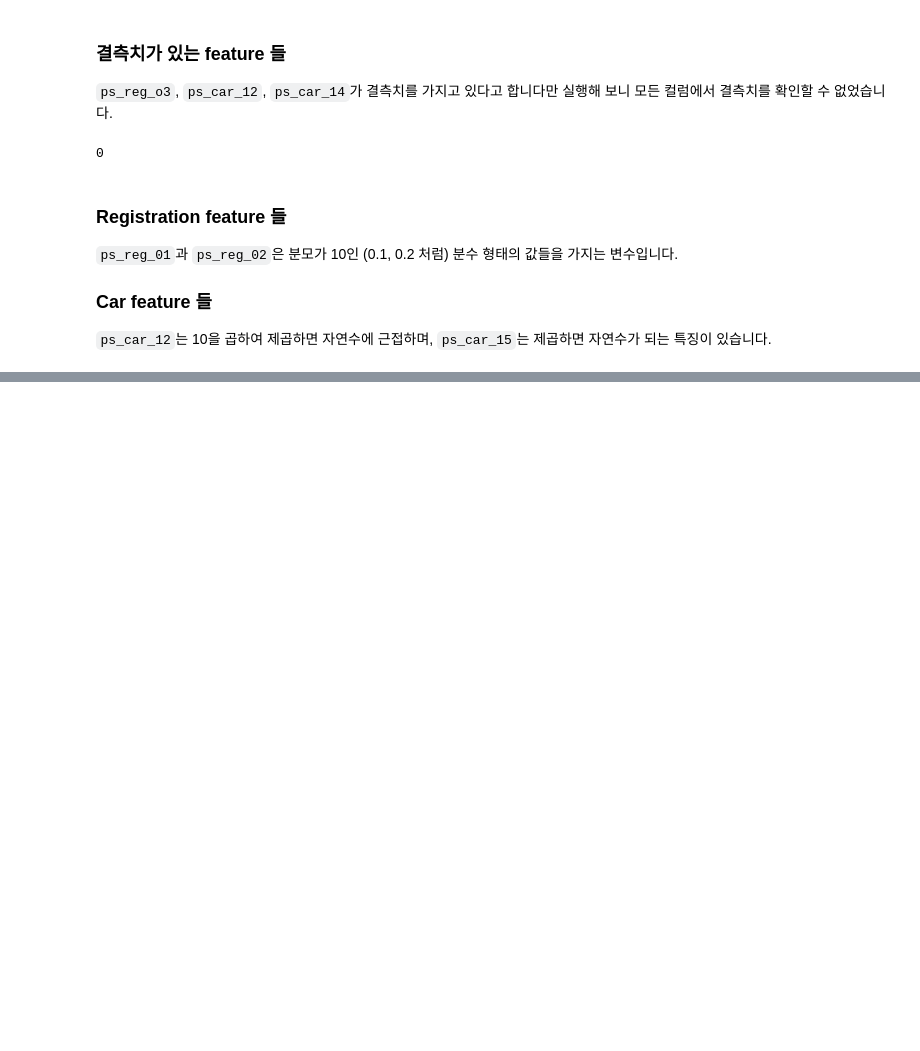
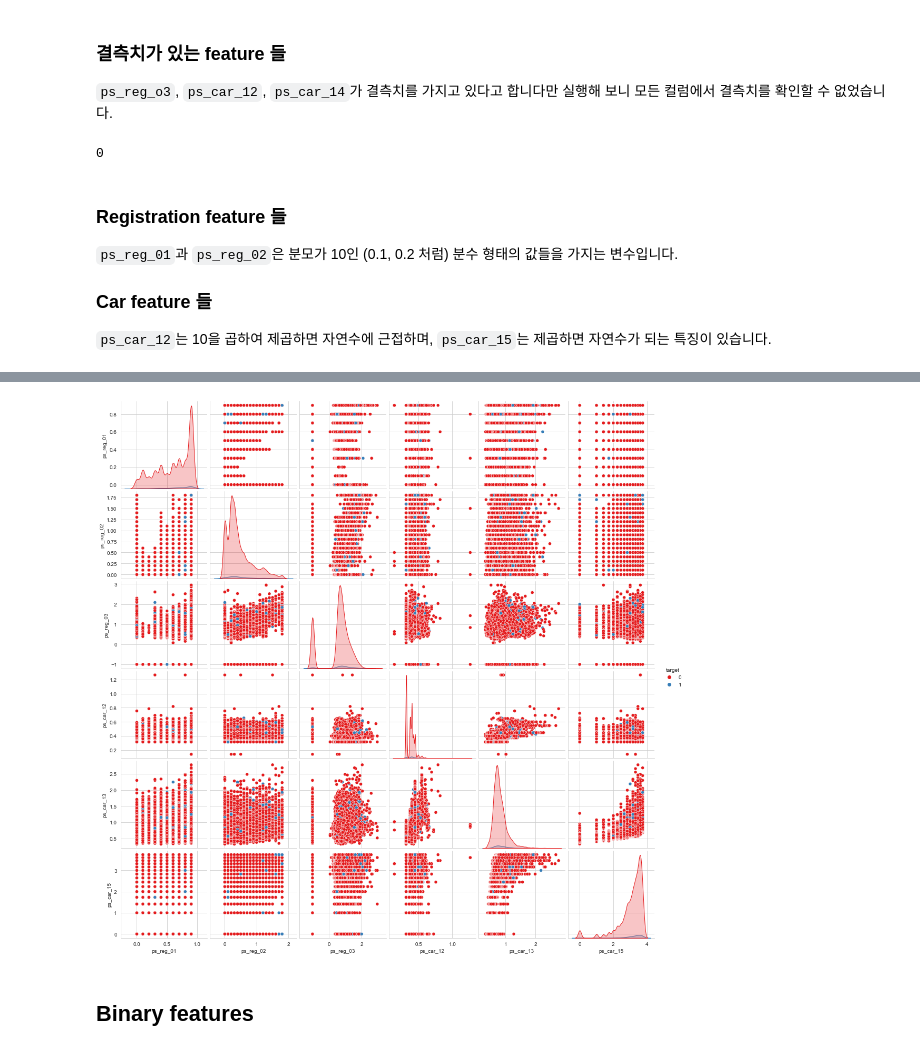
Before and after one commit to Deep-dive-into-Kaggle-and-ML/Kaggle, a Jupyter notebook: week01/Eunhee/Exploratory-analysis.ipynb, the cells around one changed output, grey strips where cells are left out. Saved outputs shown, nothing was run; the diff lists cells and outputs as text; code cells hidden in the pictures; blank space fills up the shorter version.

```diff
--- a/week01/Eunhee/Exploratory-analysis.ipynb
+++ b/week01/Eunhee/Exploratory-analysis.ipynb
@@ -287,0 +339,10 @@ plt.show()
+# %%
+sample = trainset.sample(frac=0.05)
+var = ['ps_reg_01', 'ps_reg_02', 'ps_reg_03', 'ps_car_12', 'ps_car_13', 'ps_car_15', 'target']
+sample = sample[var]
+sns.pairplot(sample,  hue='target', palette = 'Set1', diag_kind='kde')
+plt.show()
+# %% [output]
+[figure, added]
+# %% [markdown]
+## Binary features
```
Also changed, not shown: parts of 14 cells of this notebook.
